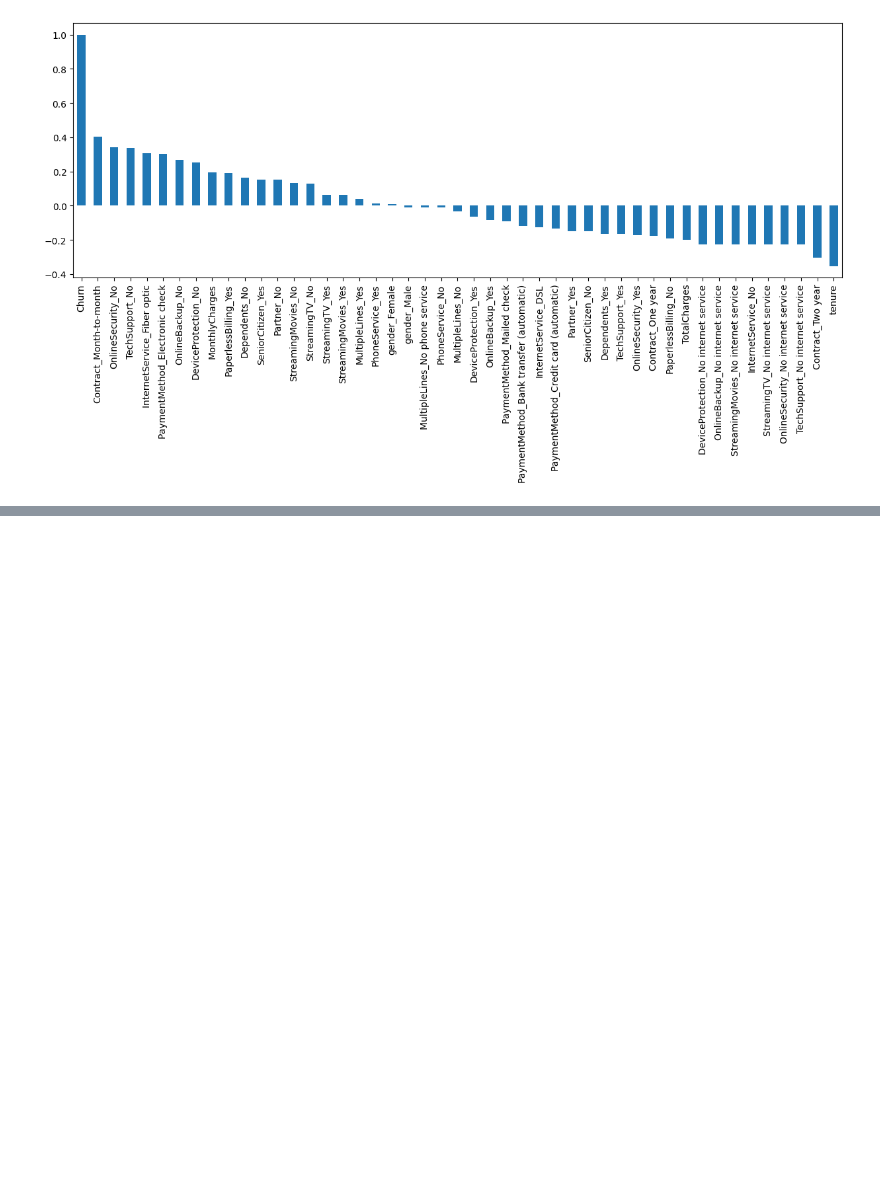
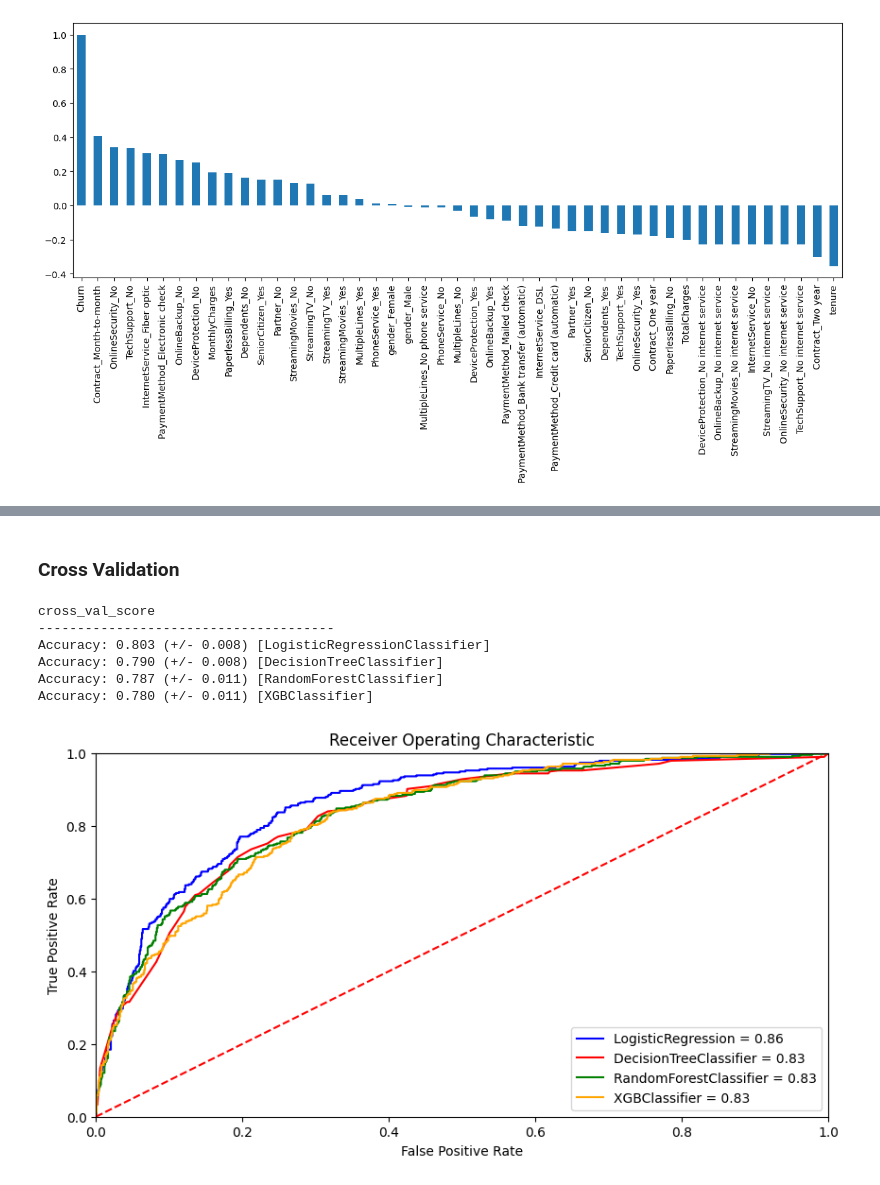
Before and after one commit to gviacava-code/TelcoCustomerChurn, a Jupyter notebook: notebooks/telco_customer_churn.ipynb, the cells around one changed output, grey strips where cells are left out. Cells and saved outputs as stored; diff of their text form; code cells hidden in the pictures; blank space fills up the shorter version.

```diff
--- a/notebooks/telco_customer_churn.ipynb
+++ b/notebooks/telco_customer_churn.ipynb
@@ -536,0 +696,13 @@ Name: count, dtype: float64
+# %%
+from xgboost import XGBClassifier
+# XGBoost, short for eXtreme Gradient Boosting, is a powerful and efficient machine learning algorithm used for
+# both classification and regression tasks. It belongs to the ensemble learning category, specifically gradient
+# boosting frameworks. XGBoost builds a series of decision trees sequentially, where each new tree corrects the
+# errors made by the previous ones.
+
+# Model definition and fitting
+xgb = XGBClassifier(verbosity=0)
+xgb.fit(X_train, y_train)
+
+# Model Performance
+model_Performance(xgb)
@@ -536,0 +724,53 @@ Name: count, dtype: float64
+# %% [markdown]
+### Cross Validation
+# %%
+# Cross-validation:
+# --------------------------------------
+# Cross-validation is a resampling method that uses n portions of the data to test and train
+# a model on n iterations. It is mainly used in settings where the goal is prediction,
+# and one wants to estimate how accurately a predictive model will perform in practice.
+# More info: https://scikit-learn.org/stable/modules/cross_validation.html
+
+from sklearn.model_selection import cross_val_score
+
+# import warnings library to silence some obsolete elements, such as keyword, function or class, etc.
+import warnings
+warnings.filterwarnings("ignore")
+
+print("cross_val_score")
+print("--------------------------------------")
+for clf, label in zip([lrc, dtc, rfc, xgb], ['LogisticRegressionClassifier', 'DecisionTreeClassifier','RandomForestClassifier', 'XGBClassifier']):
+    scores = cross_val_score(clf, X, y, scoring = 'accuracy', cv = 5)
+    print("Accuracy: %0.3f (+/- %0.3f) [%s]" % (scores.mean(), scores.std(), label));
+# %% [output]
+cross_val_score
+--------------------------------------
+Accuracy: 0.803 (+/- 0.008) [LogisticRegressionClassifier]
+Accuracy: 0.790 (+/- 0.008) [DecisionTreeClassifier]
+Accuracy: 0.787 (+/- 0.011) [RandomForestClassifier]
+Accuracy: 0.780 (+/- 0.011) [XGBClassifier]
+# %%
+#define metrics
+model = [lrc, dtc, rfc, xgb]
+colors = ['blue', 'red', 'green', 'orange']
+
+#create ROC curve plot
+plt.figure(figsize=(10, 5))
+plt.title('Receiver Operating Characteristic')
+
+for m, i in zip(model, range(len(colors))):
+    y_pred_proba = m.predict_proba(X_test)[:,1]
+    y_pred_proba
+    fpr, tpr, _ = metrics.roc_curve(y_test, y_pred_proba)
+    roc_auc = metrics.auc(fpr, tpr)
+    plt.plot(fpr, tpr, colors[i], label='%s = %0.2f' % (type(m).__name__, roc_auc))
+    plt.legend(loc = 'lower right')
+
+plt.plot([0, 1], [0, 1],'r--')
+plt.xlim([0, 1])
+plt.ylim([0, 1])
+plt.ylabel('True Positive Rate')
+plt.xlabel('False Positive Rate')
+plt.show()
+# %% [output]
+[figure, added]
```
Also changed, not shown: parts of 37 cells of this notebook.
